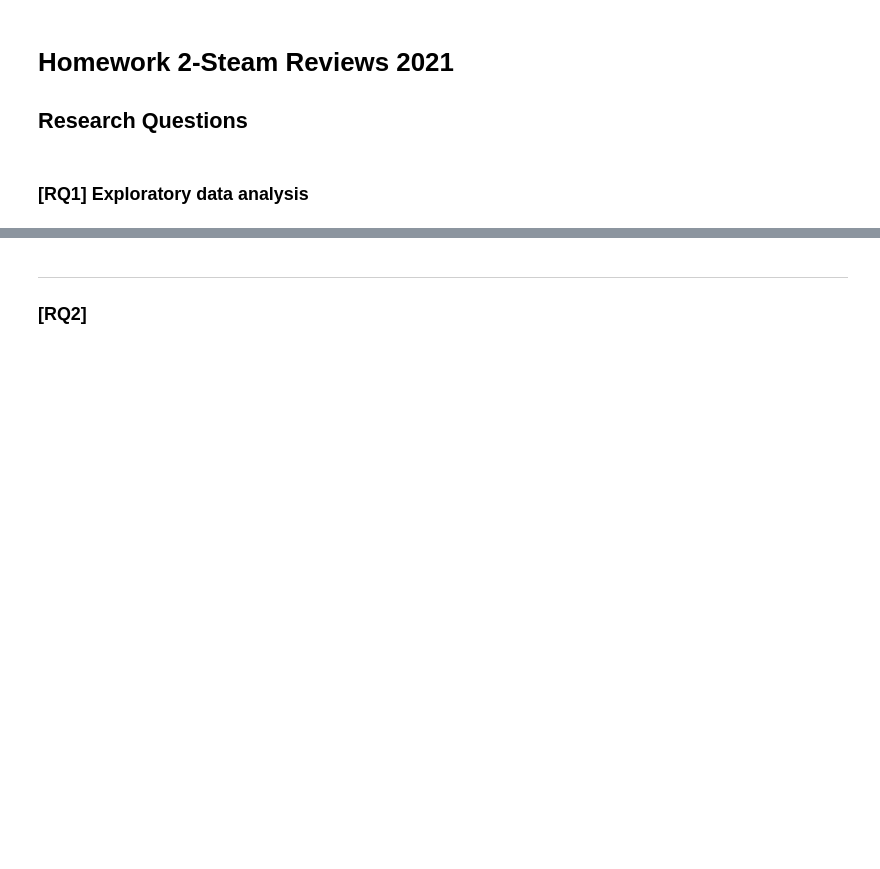
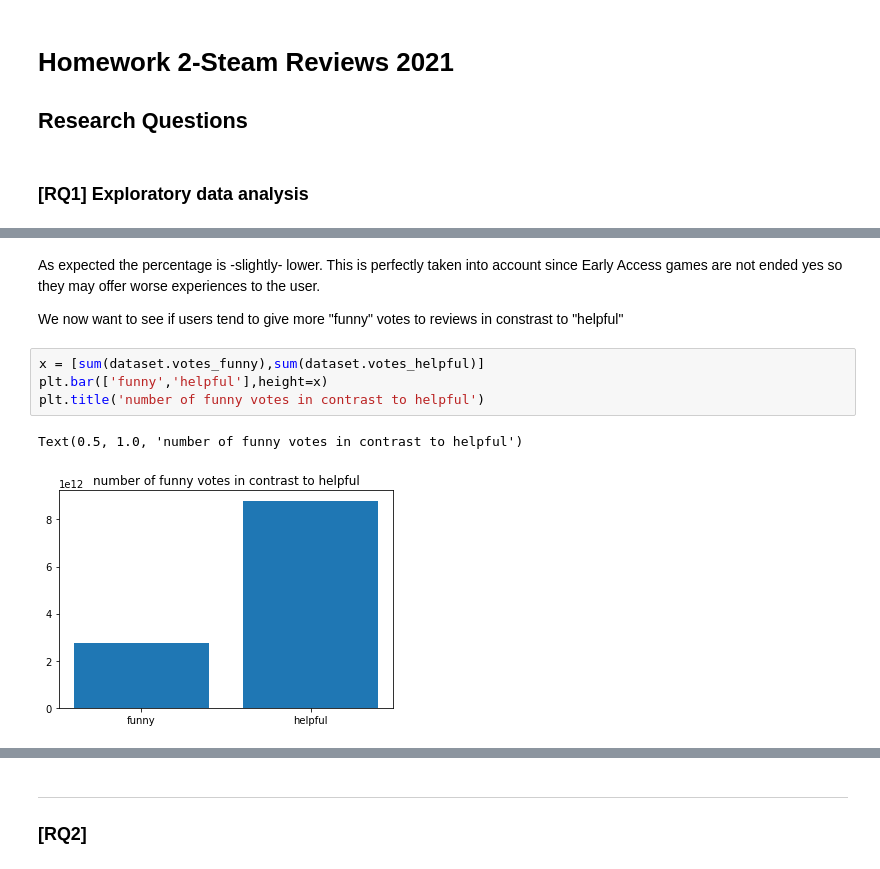
Before and after one commit to cosmin-z/ADM-HW2, a Jupyter notebook: Homework 2.ipynb, the cells around one changed output, grey strips where cells are left out. Saved outputs shown, nothing was run; the diff lists cells and outputs as text; blank space fills up the shorter version.

```diff
--- a/Homework 2.ipynb
+++ b/Homework 2.ipynb
@@ -5,0 +56,11 @@
+# %% [markdown]
+As expected the percentage is -slightly- lower. This is perfectly taken into account since Early Access games are not ended yes so they may offer worse experiences to the user.
+
+We now want to see if users tend to give more "funny" votes to reviews in constrast to "helpful"
+# %%
+x = [sum(dataset.votes_funny),sum(dataset.votes_helpful)]
+plt.bar(['funny','helpful'],height=x)
+plt.title('number of funny votes in contrast to helpful')
+# %% [output]
+Text(0.5, 1.0, 'number of funny votes in contrast to helpful')
+[figure, added]
```
Also changed, not shown: parts of 21 cells of this notebook.
